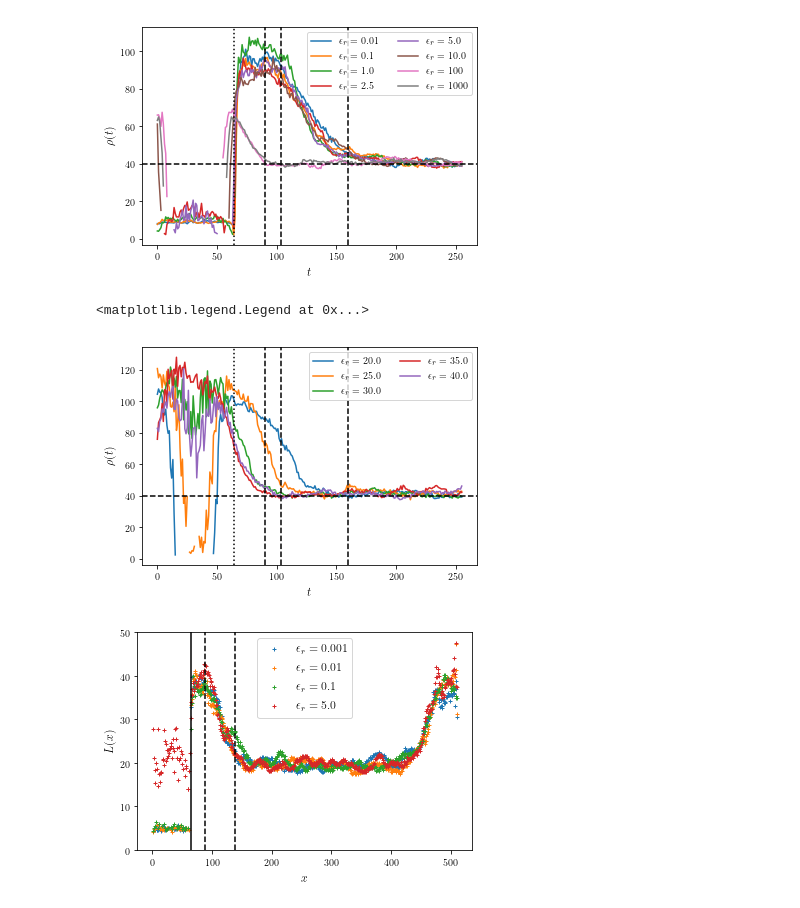
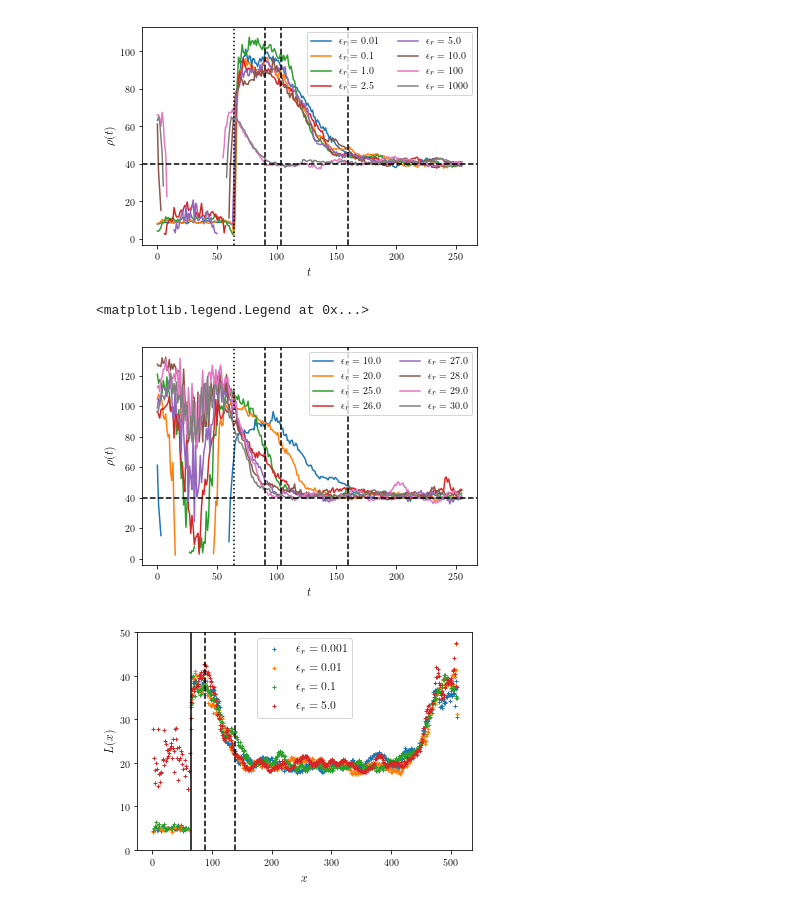
Before and after one commit to mlazarn/Summer18Research, a Jupyter notebook: MonteCarloSim/Untitled5.ipynb, the cells around one changed output. Saved outputs shown, nothing was run; the diff lists cells and outputs as text; code cells hidden in the pictures.

```diff
--- a/MonteCarloSim/Untitled5.ipynb
+++ b/MonteCarloSim/Untitled5.ipynb
@@ -170,44 +170,52 @@ corr_len13 = np.genfromtxt("data/multiData3/rate_0/corr_len.csv", delimiter=',')
 corr_len14 = np.genfromtxt("data/multiData3/rate_1/corr_len.csv", delimiter=',')
 corr_len15 = np.genfromtxt("data/multiData3/rate_2/corr_len.csv", delimiter=',')
 corr_len16 = np.genfromtxt("data/multiData3/rate_3/corr_len.csv", delimiter=',')
+corr_len17 = np.genfromtxt("data/multiData4/rate_0/corr_len.csv", delimiter=',')
+corr_len18 = np.genfromtxt("data/multiData4/rate_1/corr_len.csv", delimiter=',')
+corr_len19 = np.genfromtxt("data/multiData4/rate_2/corr_len.csv", delimiter=',')
+corr_len20 = np.genfromtxt("data/multiData4/rate_3/corr_len.csv", delimiter=',')
 # %%
 r2 = np.arange(corr_len9.shape[-1])
 # %%
 fig2, ax2 = plt.subplots(facecolor="white")
 
-#ax2.plot(r[:], corr_len6[:], linestyle='-', label=r"$\epsilon_r = 10.0$")
+ax2.plot(r[:], corr_len6[:], linestyle='-', label=r"$\epsilon_r = 10.0$")
 ax2.plot(r[:], corr_len9[:], linestyle='-', label=r"$\epsilon_r = 20.0$")
 ax2.plot(r[:], corr_len13[:], linestyle='-', label=r"$\epsilon_r = 25.0$")
+ax2.plot(r[:], corr_len17[:], linestyle='-', label=r"$\epsilon_r = 26.0$")
+ax2.plot(r[:], corr_len18[:], linestyle='-', label=r"$\epsilon_r = 27.0$")
+ax2.plot(r[:], corr_len19[:], linestyle='-', label=r"$\epsilon_r = 28.0$")
+ax2.plot(r[:], corr_len20[:], linestyle='-', label=r"$\epsilon_r = 29.0$")
 ax2.plot(r[:], corr_len14[:], linestyle='-', label=r"$\epsilon_r = 30.0$")
-ax2.plot(r[:], corr_len15[:], linestyle='-', label=r"$\epsilon_r = 35.0$")
-ax2.plot(r[:], corr_len16[:], linestyle='-', label=r"$\epsilon_r = 40.0$")
+#ax2.plot(r[:], corr_len15[:], linestyle='-', label=r"$\epsilon_r = 35.0$")
+#ax2.plot(r[:], corr_len16[:], linestyle='-', label=r"$\epsilon_r = 40.0$")
 #ax2.plot(r[:], corr_len11[:], linestyle='-', label=r"$\epsilon_r = 60.0$")
 #ax2.plot(r[:], corr_len12[:], linestyle='-', label=r"$\epsilon_r = 80.0$")
 #ax2.plot(r[:], corr_len7[:], linestyle='-', label=r"$\epsilon_r = 100$")
 #ax1.plot(data1, linestyle="-", label=r"$\epsilon_m = 0.1$")
 #ax1.plot(data2, linestyle="-", label=r"$\epsilon_m = 2.5$")
 #ax1.plot(data3, linestyle="-", label=r"$\epsilon_m = 5.0$")
 #ax1.plot(data4, linestyle="-", label=r"$\epsilon_m = 10.0$")
 #ax1.semilogy(r[1:128], data1[70,1:128], label=r"$\epsilon_r = 0.1$")
 #ax1.semilogy(r[1:128], data2[70,1:128], label=r"$\epsilon_r = 2.5$")
 #ax1.semilogy(r[1:128], data3[70,1:128], label=r"$\epsilon_r = 5.0$")
 #ax1.semilogy(r[1:128], data4[70,1:128], label=r"$\epsilon_r = 10.0$")
 #ax1.axhline(30, linestyle='--', color='k')
 ax2.axvline(64, linestyle=':', color='k')
 ax2.axvline(90, linestyle='--', color='k')
 ax2.axvline(104, linestyle='--', color='k')
 ax2.axvline(160, linestyle='--', color='k')
 #ax1.axvline(511, linestyle='-', color='k')
 ax2.axhline(40, linestyle='--', color='k')#, label='Mean Field Carrying Capacity')
 ax2.set_xlabel(r'$t$', fontsize='large')
 ax2.set_ylabel(r'$\rho(t)$', fontsize='large')
 #ax1.set_ylim(bottom=0, top=50)
 ax2.legend(fontsize='medium', ncol=2)
 
 #plt.savefig("net_densities.png", dpi=200)
 # %% [output]
 <matplotlib.legend.Legend at 0x...>
-[figure, old version]
+[figure, new version]
 # %%
 data5  = np.genfromtxt("data/reactionRateData6/rate_0/corr_len.csv", delimiter=',')
 data6  = np.genfromtxt("data/reactionRateData6/rate_1/corr_len.csv", delimiter=',')
```
Also changed, not shown: 2 other files.
